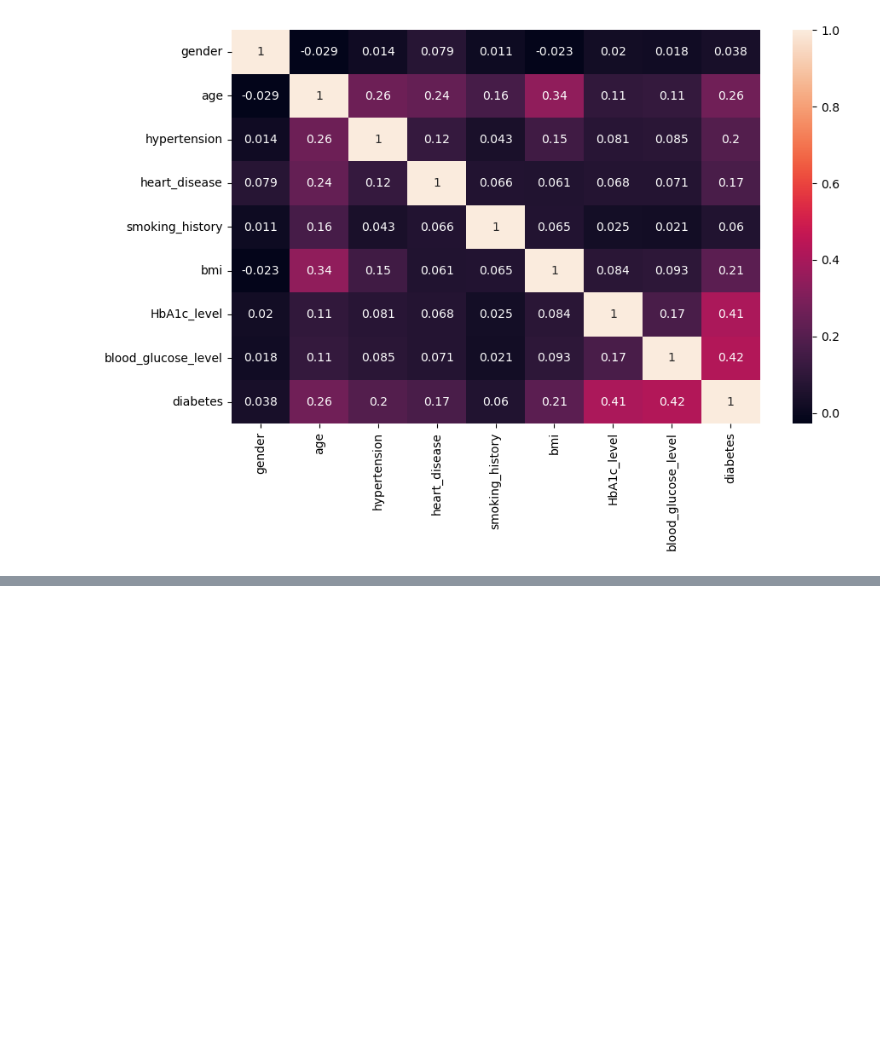
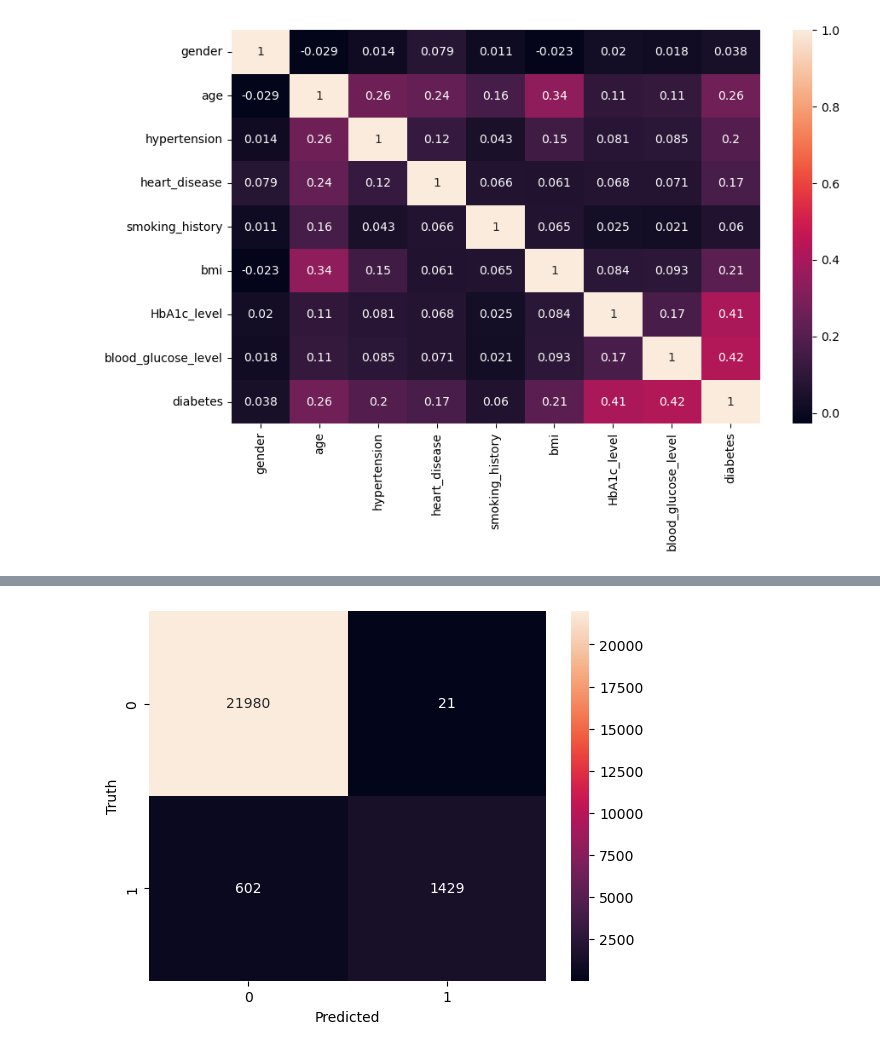
Before and after one commit to fudge-fantastic/Machine-Learning, a Jupyter notebook: Diabetes_Prediction/Untitled.ipynb, the cells around one changed output, grey strips where cells are left out. Drawn from its saved outputs; the diff is of its cells as text; code cells hidden in the pictures; blank space fills up the shorter version.

Commit message:
Final Model

```diff
--- a/Diabetes_Prediction/Untitled.ipynb
+++ b/Diabetes_Prediction/Untitled.ipynb
@@ -275,0 +300,2 @@ plt.show()
+# %%
+data1 = encoded_data.copy()
@@ -275,0 +330,24 @@ plt.show()
+# %%
+models = [
+    ('Logistic Regression', LogisticRegression()),
+    ('Random Forest', RandomForestClassifier()),
+    ('SVM', SVC()),
+    ('Gradient Boosting', GradientBoostingClassifier()),
+    ('Decision Tree', DecisionTreeClassifier())]
+
+for name, model in models:
+    model.fit(X_train, y_train)
+    y_pred = model.predict(X_test)
+
+    # Evaluation metrics
+    accuracy = accuracy_score(y_test, y_pred)
+    precision = precision_score(y_test, y_pred)
+    recall = recall_score(y_test, y_pred)
+    f1 = f1_score(y_test, y_pred)
+
+    print(f'{name}:')
+    print(f'Accuracy: {round(accuracy, 4)*100}%')
+    print(f'Precision: {precision:.4f}')
+    print(f'Recall: {recall:.4f}')
+    print(f'F1-Score: {f1:.4f}')
+    print('------------------------------')
@@ -275,0 +372,3 @@ plt.show()
+# %%
+model = GradientBoostingClassifier()
+model.fit(X_train, y_train)
@@ -275,0 +377,7 @@ plt.show()
+# %%
+y_pred = model.predict(X_test)
+accuracy = accuracy_score(y_test, y_pred)
+print(f"Accuracy: {round(accuracy,4)*100}%")
+
+print("\nClassification Report:")
+print(classification_report(y_test, y_pred))
@@ -275,0 +396,8 @@ plt.show()
+# %%
+cm = tf.math.confusion_matrix(labels = y_test, predictions= y_pred)
+sns.heatmap(cm, annot=True, fmt='d')
+plt.xlabel("Predicted")
+plt.ylabel("Truth")
+plt.show()
+# %% [output]
+[figure, added]
```
Also changed, not shown: parts of 13 cells of this notebook, 1 other file.
